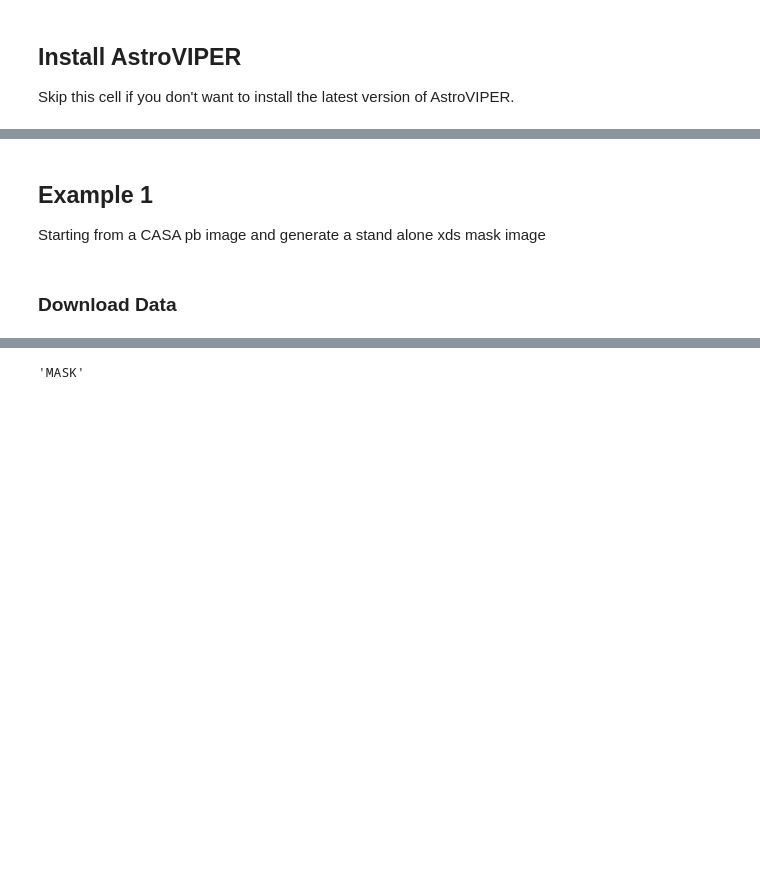
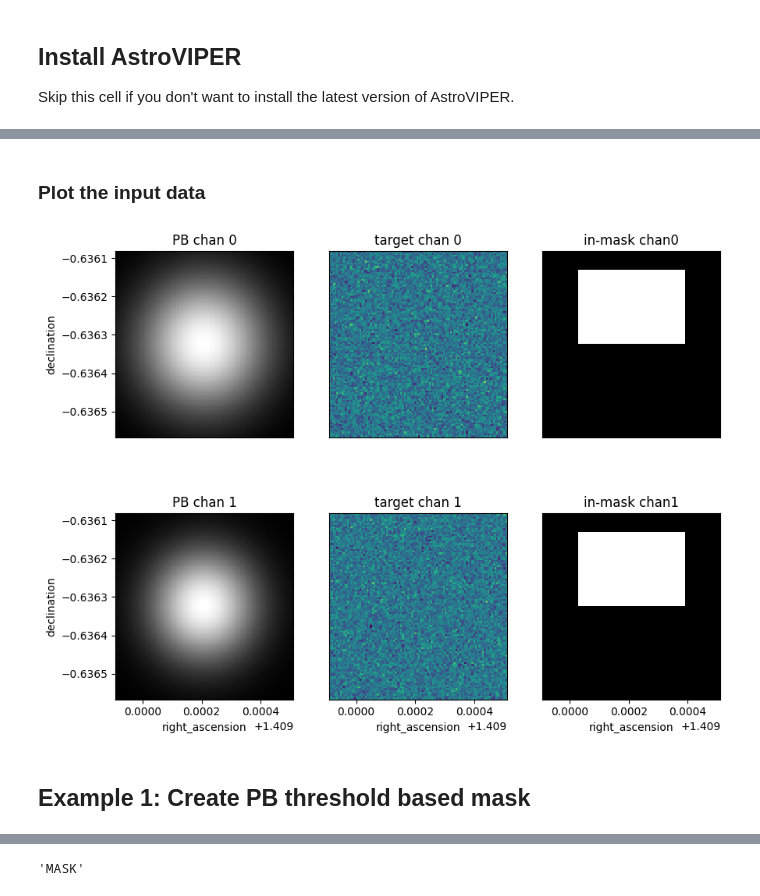
Before and after one commit to casangi/astroviper, a Jupyter notebook: docs/core_tutorials/image_analysis/make_mask.ipynb, the cells around one changed output, grey strips where cells are left out. Saved outputs shown, nothing was run; the diff lists cells and outputs as text; code cells hidden in the pictures; blank space fills up the shorter version.

```diff
--- a/docs/core_tutorials/image_analysis/make_mask.ipynb
+++ b/docs/core_tutorials/image_analysis/make_mask.ipynb
@@ -83,0 +137,9 @@ import matplotlib.pyplot as plt
+# %%
+# Image parameters
+# phase center and cell_size are in radians
+phase_center = [np.float64(1.4092068104521434), np.float64(-0.6363220835781705)]
+image_size = np.array([100,100])
+cell_size = np.array([4.84813681109536e-06, 4.84813681109536e-06])
+# channel frequencies in Hz
+freqs = np.array([1.0e+11, 1.2e+11])
+#freqs=np.array([1.0e11])
@@ -83,0 +148,2 @@ import matplotlib.pyplot as plt
+# %%
+pb_xds = generate_image_xds(phase_center=phase_center, image_size=image_size, cell_size=cell_size, freqs=freqs, image_type='pb')
@@ -83,0 +173,2 @@ import matplotlib.pyplot as plt
+# %%
+target_xds = generate_image_xds(phase_center=phase_center, image_size=image_size, cell_size=cell_size, freqs=freqs, image_type='residual', add_mask=True)
@@ -84,5 +213,33 @@ import matplotlib.pyplot as plt
+# %% [markdown]
+### Plot the input data
+# %%
+nchan = len(freqs)
+fig, axes = plt.subplots(2,3, figsize=(10,8))
+for i in range(nchan):
+    data_sel = {'time':0, 'frequency':i, 'polarization':0}
+    #pb_data = pb_xds.SKY.isel(data_sel).compute().squeeze()
+    #target_data = target_xds.SKY.isel(data_sel).compute().squeeze()
+    #inmask_data = target_xds.MASK.isel(data_sel).compute().squeeze()
+    #im1 = axes[i,0].imshow(pb_data, cmap='viridis')
+    pb_xds.SKY.isel(data_sel).squeeze().plot.pcolormesh(x='right_ascension', y='declination', ax=axes[i,0], cmap='grey', add_colorbar=False)
+    if i==0:
+        axes[0,0].xaxis.set_visible(False)
+        axes[0,1].xaxis.set_visible(False)
+        axes[0,2].xaxis.set_visible(False)
+    axes[i,0].set_title(f'PB chan {i}')
+    axes[i,0].set_aspect(1.3)
+    #im2 = axes[i,1].imshow(target_data,  cmap='viridis')
+    target_xds.SKY.isel(data_sel).squeeze().plot.pcolormesh(x='right_ascension',y='declination', ax=axes[i,1], cmap='viridis', add_colorbar=False)
+    axes[i,1].set_title(f'target chan {i}')
+    axes[i,1].yaxis.set_visible(False)
+    axes[i,1].set_aspect(1.3)
+    #im3 = axes[i,2].imshow(inmask_data, cmap='grey')
+    target_xds.MASK.isel(data_sel).squeeze().plot.pcolormesh(x='right_ascension',y='declination',ax=axes[i,2], cmap='grey', add_colorbar=False)
+    axes[i,2].set_title(f'in-mask chan{i}')
+    axes[i,2].yaxis.set_visible(False)
+    axes[i,2].set_aspect(1.3)
+plt.show()
+# %% [output]
+[figure, added]
 # %% [markdown]
-## Example 1
-Starting from a CASA pb image and generate a stand alone xds mask image
+## Example 1: Create PB threshold based mask
-# %% [markdown]
-### Download Data
```
Also changed, not shown: parts of 48 cells of this notebook.
